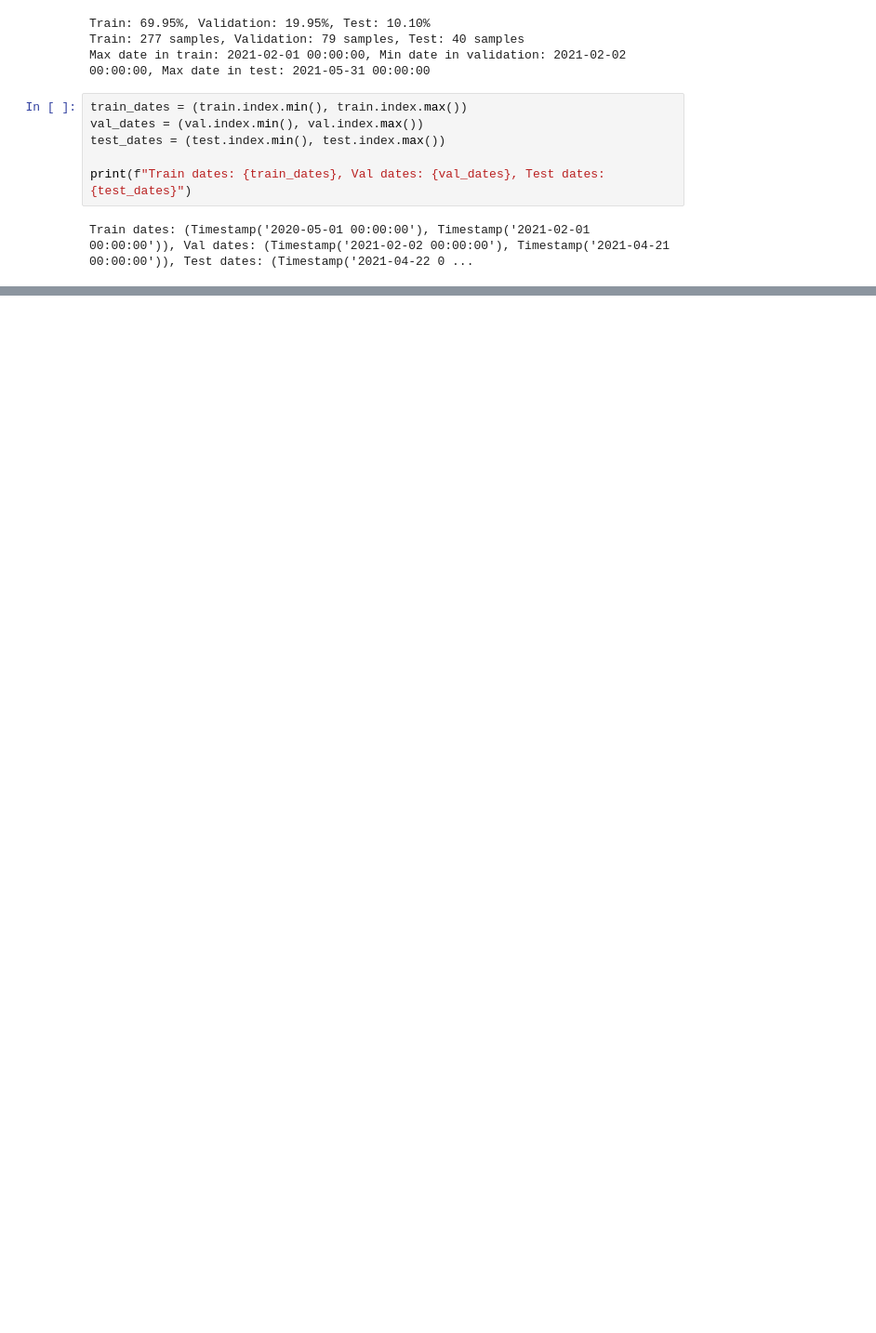
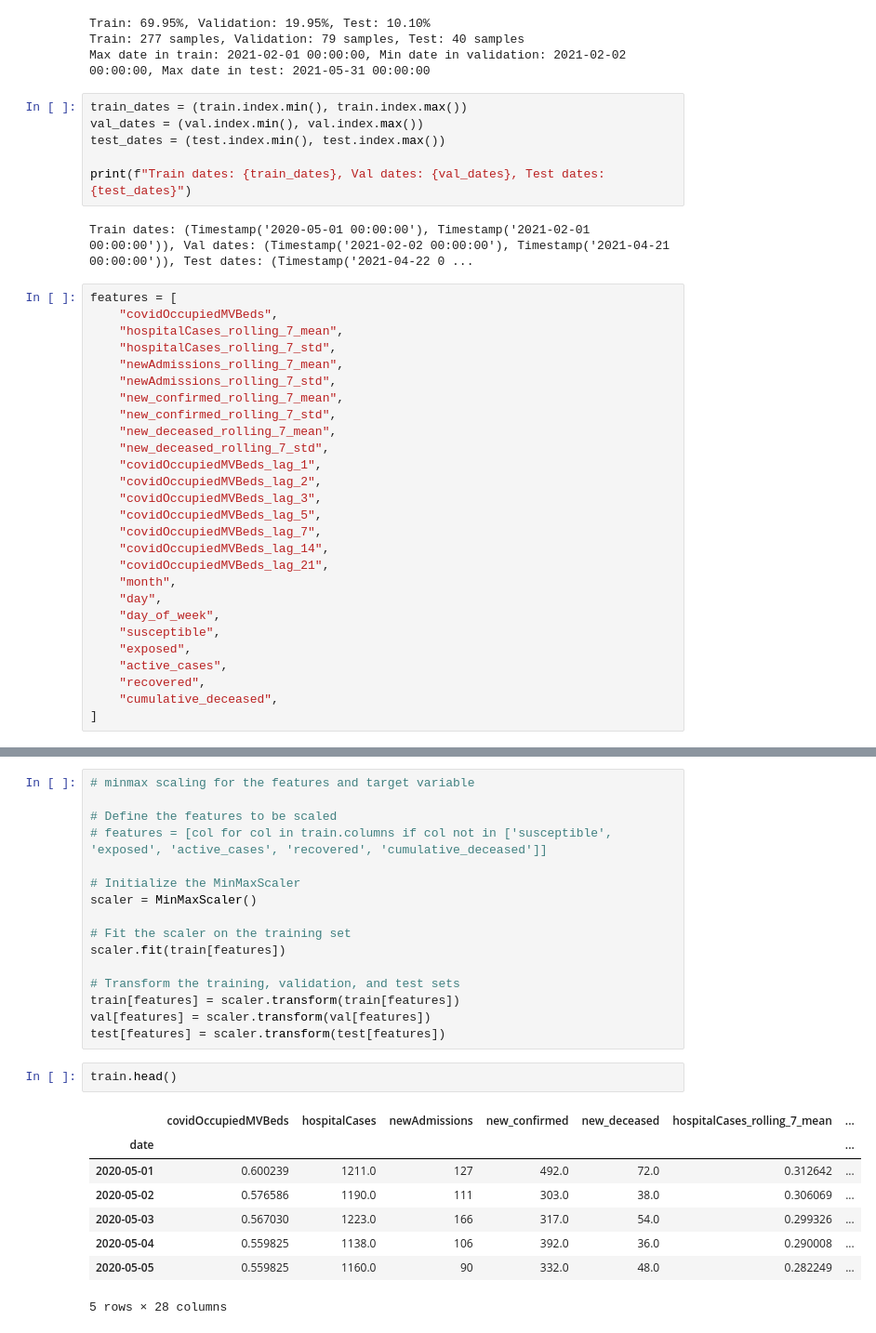
Before and after one commit to michaelajao/Multivate-forecasting, a Jupyter notebook: scripts/models/PINN_LSTM.ipynb, the cells around one changed output, grey strips where cells are left out. Shown at 93% size. Drawn from its saved outputs; the diff is of its cells as text; blank space fills up the shorter version.

```diff
--- a/scripts/models/PINN_LSTM.ipynb
+++ b/scripts/models/PINN_LSTM.ipynb
@@ -211,3 +396,30 @@ test_dates = (test.index.min(), test.index.max())
 print(f"Train dates: {train_dates}, Val dates: {val_dates}, Test dates: {test_dates}")
 # %% [output]
 Train dates: (Timestamp('2020-05-01 00:00:00'), Timestamp('2021-02-01 00:00:00')), Val dates: (Timestamp('2021-02-02 00:00:00'), Timestamp('2021-04-21 00:00:00')), Test dates: (Timestamp('2021-04-22 0 ...
+# %%
+features = [
+    "covidOccupiedMVBeds",
+    "hospitalCases_rolling_7_mean",
+    "hospitalCases_rolling_7_std",
+    "newAdmissions_rolling_7_mean",
+    "newAdmissions_rolling_7_std",
+    "new_confirmed_rolling_7_mean",
+    "new_confirmed_rolling_7_std",
+    "new_deceased_rolling_7_mean",
+    "new_deceased_rolling_7_std",
+    "covidOccupiedMVBeds_lag_1",
+    "covidOccupiedMVBeds_lag_2",
+    "covidOccupiedMVBeds_lag_3",
+    "covidOccupiedMVBeds_lag_5",
+    "covidOccupiedMVBeds_lag_7",
+    "covidOccupiedMVBeds_lag_14",
+    "covidOccupiedMVBeds_lag_21",
+    "month",
+    "day",
+    "day_of_week",
+    "susceptible",
+    "exposed",
+    "active_cases",
+    "recovered",
+    "cumulative_deceased",
+]
@@ -213,0 +437,27 @@ Train dates: (Timestamp('2020-05-01 00:00:00'), Timestamp('2021-02-01 00:00:00')
+# %%
+# minmax scaling for the features and target variable
+
+# Define the features to be scaled
+# features = [col for col in train.columns if col not in ['susceptible', 'exposed', 'active_cases', 'recovered', 'cumulative_deceased']]
+
+# Initialize the MinMaxScaler
+scaler = MinMaxScaler()
+
+# Fit the scaler on the training set
+scaler.fit(train[features])
+
+# Transform the training, validation, and test sets
+train[features] = scaler.transform(train[features])
+val[features] = scaler.transform(val[features])
+test[features] = scaler.transform(test[features])
+# %%
+train.head()
+# %% [output]
+|  | covidOccupiedMVBeds | hospitalCases | newAdmissions | new_confirmed | new_deceased | hospitalCases_rolling_7_mean | ... |
+| date |  |  |  |  |  |  | ... |
+| 2020-05-01 | 0.600239 | 1211.0 | 127 | 492.0 | 72.0 | 0.312642 | ... |
+| 2020-05-02 | 0.576586 | 1190.0 | 111 | 303.0 | 38.0 | 0.306069 | ... |
+| 2020-05-03 | 0.567030 | 1223.0 | 166 | 317.0 | 54.0 | 0.299326 | ... |
+| 2020-05-04 | 0.559825 | 1138.0 | 106 | 392.0 | 36.0 | 0.290008 | ... |
+| 2020-05-05 | 0.559825 | 1160.0 | 90 | 332.0 | 48.0 | 0.282249 | ... |
+5 rows × 28 columns
```
Also changed, not shown: parts of 10 cells of this notebook, 26 other files.
